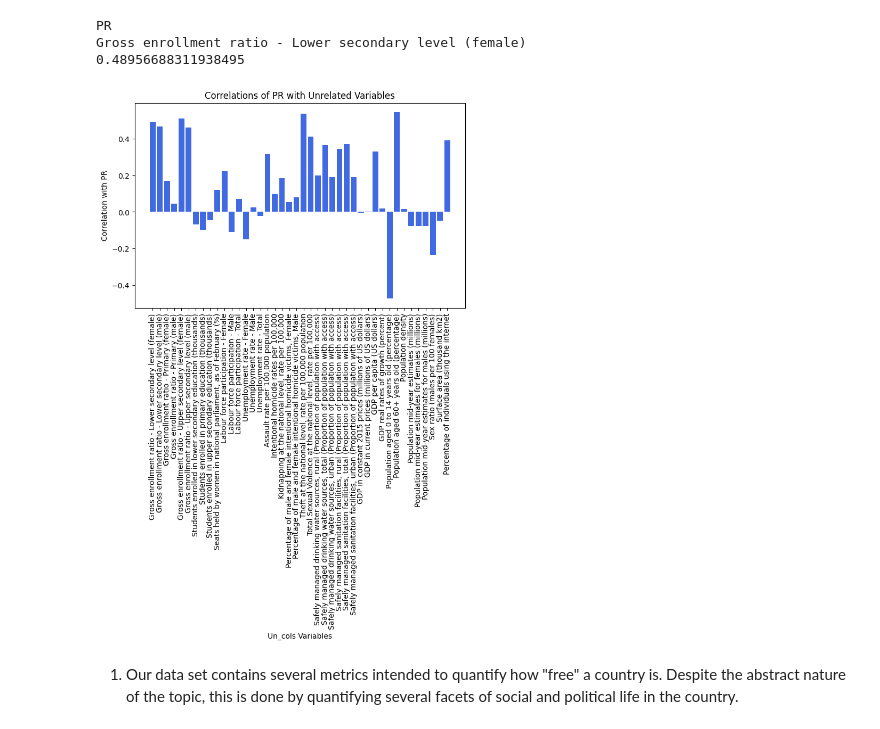
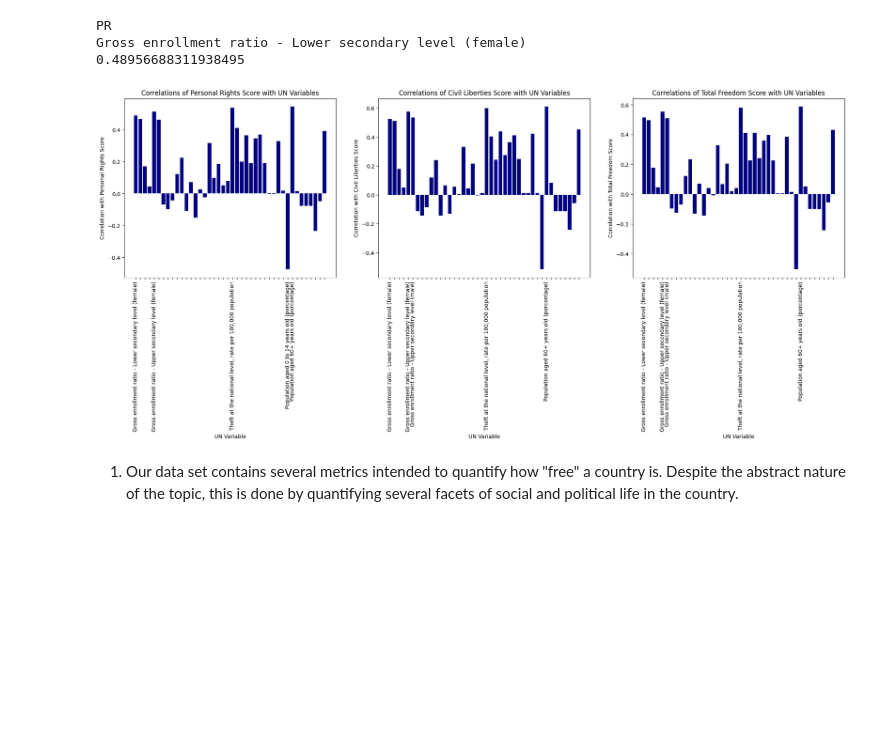
Before and after one commit to AidanMayhue/ml_3021_project, a Jupyter notebook: EDA/EDA.ipynb, the cells around one changed output. Cells and saved outputs as stored; diff of their text form; code cells hidden in the pictures; blank space fills up the shorter version.

Commit message:
Added plot to EDA

```diff
--- a/EDA/EDA.ipynb
+++ b/EDA/EDA.ipynb
@@ -71,16 +71,30 @@ print(pr_corr[0])
 PR
 Gross enrollment ratio - Lower secondary level (female)
 0.48956688311938495
-# %%
-plt.figure(figsize=(8,5))
-plt.bar(un_cols, pr_corr, color='royalblue')
-plt.xlabel('Un_cols Variables')
-plt.ylabel(f'Correlation with {freedom_cols[0]}')
-plt.xticks(rotation=90)
-plt.title(f'Correlations of {freedom_cols[0]} with Unrelated Variables')
-plt.show()
-# %% [output]
-[figure, removed]
+# %%
+fig, axs = plt.subplots(1, 3, figsize=(24,6))
+axs = axs.flatten()
+
+for freedom_corr, ax, free_type in zip([pr_corr, cl_corr, total_corr],
+                                       axs,
+                                       ["Personal Rights Score",
+                                        "Civil Liberties Score", "Total Freedom Score"]):
+
+    ax.bar(un_cols, freedom_corr, color = 'navy')
+    ax.set_xlabel('UN Variable')
+    ax.set_ylabel(f'Correlation with {free_type}')
+    ax.set_title(f'Correlations of {free_type} with UN Variables')
+
+    freedom_corr = np.array(freedom_corr)
+    top3_indices = np.argsort(np.abs(freedom_corr))[-5:][::-1]
+    top_un_cols = [un_cols[i] for i in top3_indices]
+    ax.set_xticks(range(len(un_cols)))
+    labels = [col if col in top_un_cols else "" for col in un_cols]
+    ax.set_xticklabels(labels, rotation = 90)
+
+plt.show()
+# %% [output]
+[figure, added]
 # %% [markdown]
 1. Our data set contains several metrics intended to quantify how "free" a country is. Despite the abstract nature of the topic, this is done by quantifying several facets of social and political life in the country.
 # %% [markdown]
```
